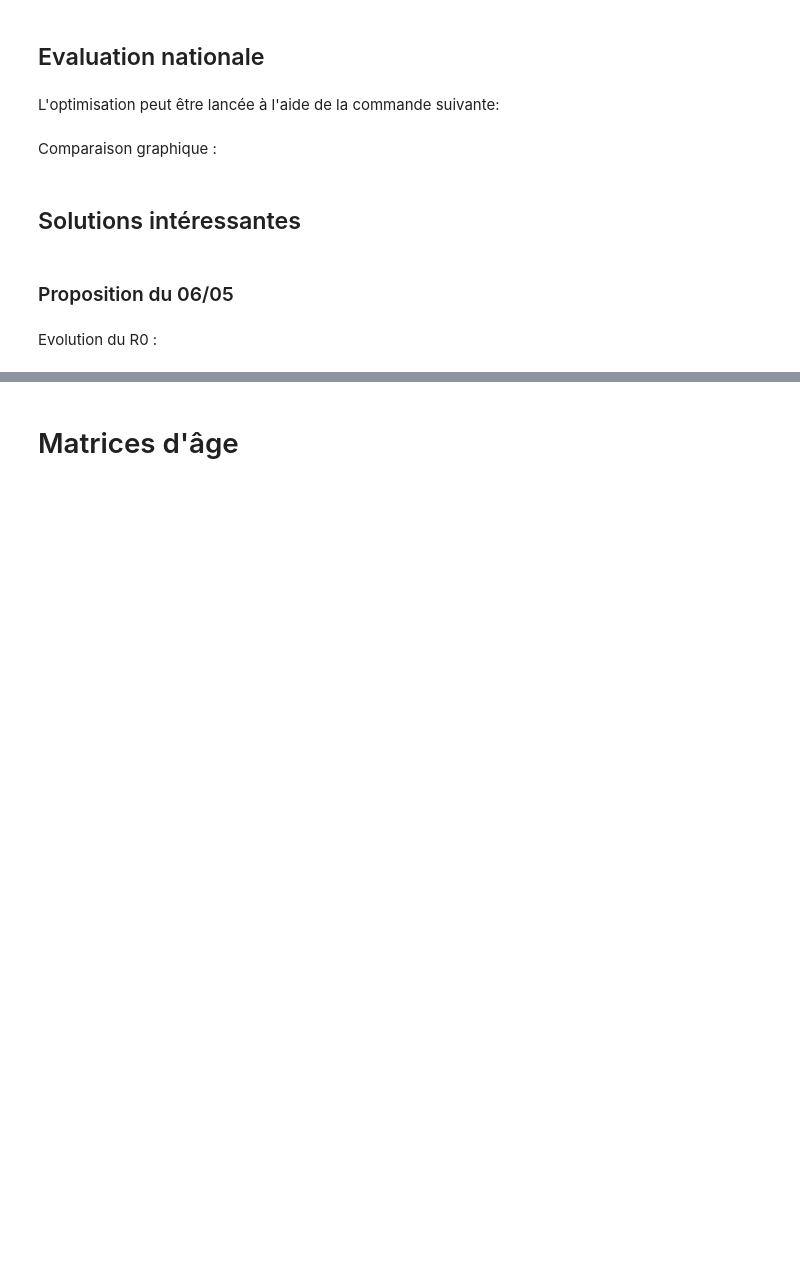
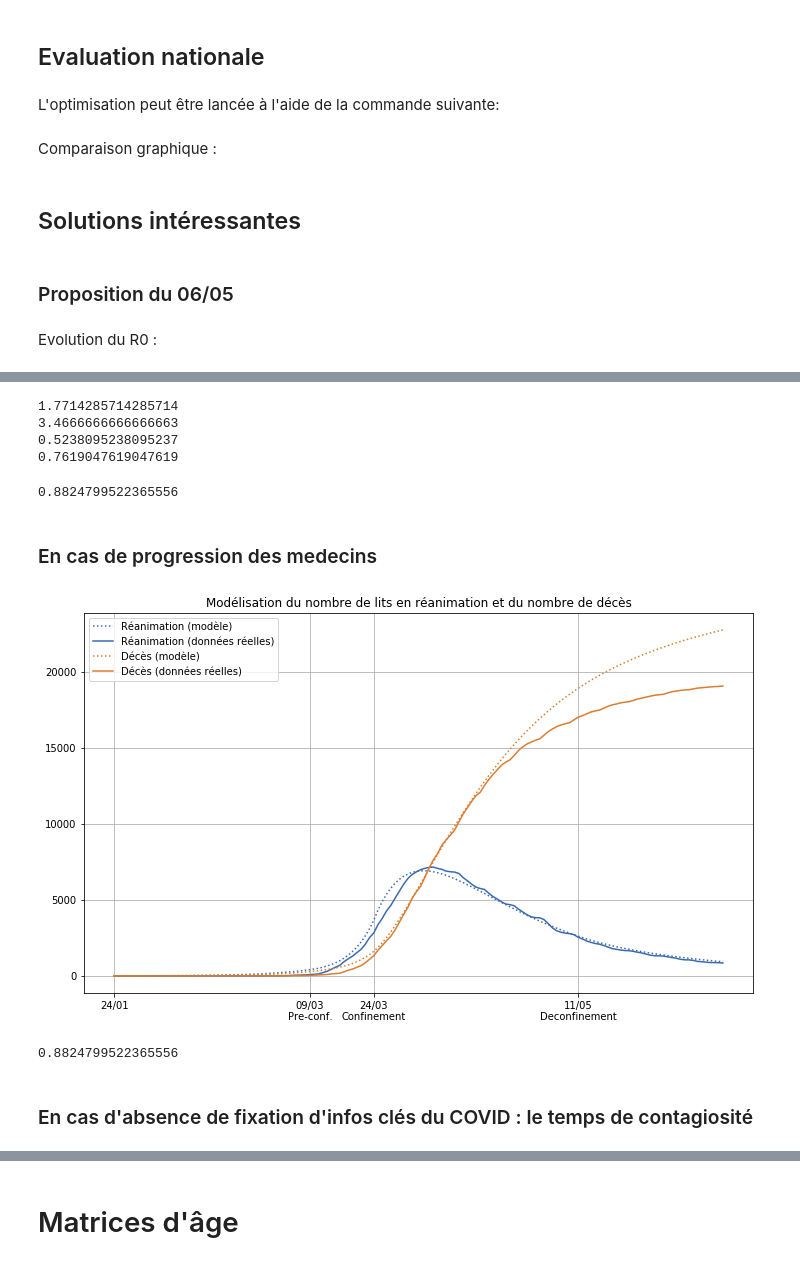
Before and after one commit to cristal-smac/covid, a Jupyter notebook: covid_simplifie.ipynb, the cells around one changed output, grey strips where cells are left out. Cells and saved outputs as stored; diff of their text form; code cells hidden in the pictures; blank space fills up the shorter version.

```diff
--- a/covid_simplifie.ipynb
+++ b/covid_simplifie.ipynb
@@ -149,0 +230,29 @@ plt.grid()
+# %%
+print(candidat[0] / (candidat[5] + candidat[6]))
+print(candidat[1] / (candidat[5] + candidat[6]))
+print(candidat[2] / (candidat[5] + candidat[6]))
+print(candidat[3] / (candidat[5] + candidat[6]))
+# %% [output]
+1.7714285714285714
+3.4666666666666663
+0.5238095238095237
+0.7619047619047619
+# %%
+(R[-1] + I[-1] + G[-1] + M[-1]) *100
+# %% [output]
+0.8824799522365556
+# %% [markdown]
+### En cas de progression des medecins
+# %%
+candidat = [0.205, 0.29, 0.067, 0.08,
+            200/67000000, 0.005, 0.1, 0.025, 0.07]
+# %%
+graphique(candidat, 'medecins')
+# %% [output]
+[figure, added]
+# %%
+(R[-1] + I[-1] + G[-1] + M[-1]) *100
+# %% [output]
+0.8824799522365556
+# %% [markdown]
+### En cas d'absence de fixation d'infos clés du COVID : le temps de contagiosité
```
Also changed, not shown: parts of 29 cells of this notebook, 9 other files.
